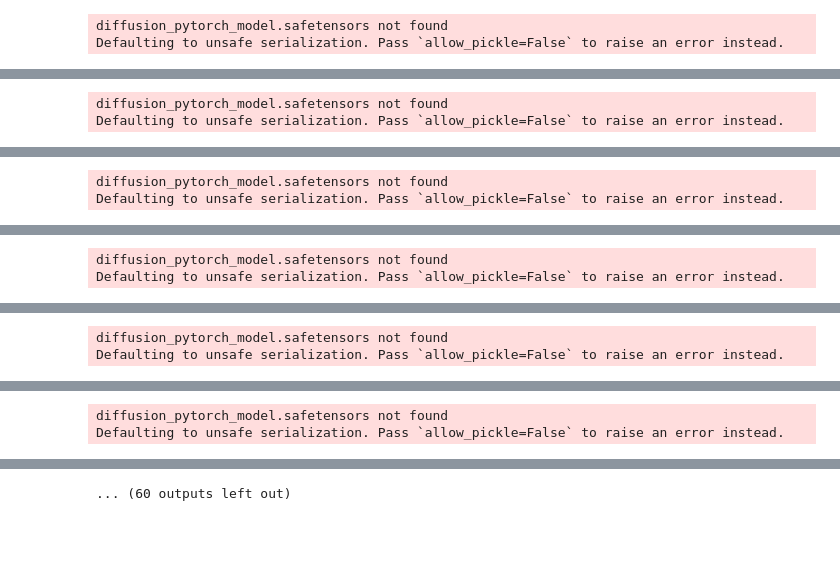
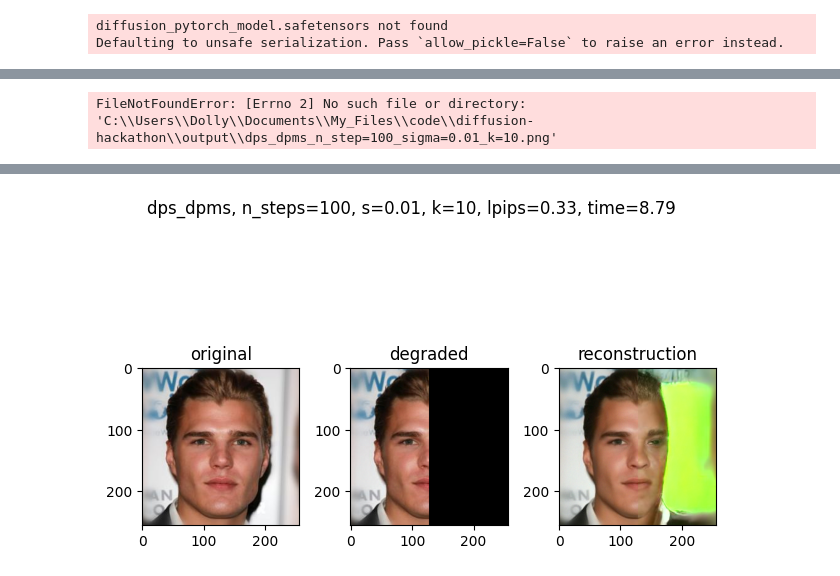
Before and after one commit to rajit906/diffusion-hackathon, a Jupyter notebook: evaluation.ipynb, the cells around one changed output, grey strips where cells are left out. Saved outputs shown, nothing was run; the diff lists cells and outputs as text; code cells hidden in the pictures; blank space fills up the shorter version.

```diff
--- a/evaluation.ipynb
+++ b/evaluation.ipynb
@@ -6,6 +6,10 @@ from utils import load_epsilon_net
 from sampling.dps import dps
 from sampling.dps_dpms import dps_dpms
 from time import time
+from evaluation.perception import LPIPS
+from sampling.dmps import dpms
+from matplotlib import pyplot as plt
+from utils import display_image
 
 device = "cuda:0"
 #n_steps = 100
@@ -13,32 +17,37 @@ torch.set_default_device(device)
 
 
 # load the image
-img_path = "./material/celebahq_img/00010.jpg"
+img_path = "./hackathon_starter_kit/material/celebahq_img/00010.jpg"
 x_origin = load_image(img_path, device)
 
 
 # load the degradation operator
 #path_operator = f"./material/degradation_operators/sr16.pt"
-path_operator = f"./material/degradation_operators/outpainting_half.pt"
+path_operator = f"./hackathon_starter_kit/material/degradation_operators/outpainting_half.pt"
 degradation_operator = torch.load(path_operator, map_location=device)
 
 # apply degradation operator
 y = degradation_operator.H(x_origin[None])
 y = y.squeeze(0)
 
-sigma = [0.01, 0.05, 0.1]
-n_steps = [100, 300, 500, 1000]
+#sigma = [0.01, 0.05, 0.1]
+#n_steps = [100, 300, 500, 1000]
+sigma = [0.01]
+n_steps = [100]
 
 
 method = "dps_dpms"
 
-output_dir= "./output"
+output_dir= "./output/"
 
 
 
 for n in n_steps:
     for s in sigma:
-        K = [int(n/10), int(n/5), int(n/2)]
+        if method == "dps_dpms":
+            K = [int(n/10), int(n/5), int(n/2)]
+        else:
+            K = [0]
         for k in K:
 
             # add noise
@@ -110,2 +119 @@ Loading model from: c:\Users\Dolly\Documents\My_Files\code\hackathon_starter_kit
-diffusion_pytorch_model.safetensors not found
-Defaulting to unsafe serialization. Pass `allow_pickle=False` to raise an error instead.
+FileNotFoundError: [Errno 2] No such file or directory: 'C:\\Users\\Dolly\\Documents\\My_Files\\code\\diffusion-hackathon\\output\\dps_dpms_n_step=100_sigma=0.01_k=10.png'
@@ -115,2 +119,0 @@ Loading model from: c:\Users\Dolly\Documents\My_Files\code\hackathon_starter_kit
-diffusion_pytorch_model.safetensors not found
-Defaulting to unsafe serialization. Pass `allow_pickle=False` to raise an error instead.
@@ -120,2 +119,0 @@ Loading model from: c:\Users\Dolly\Documents\My_Files\code\hackathon_starter_kit
-diffusion_pytorch_model.safetensors not found
-Defaulting to unsafe serialization. Pass `allow_pickle=False` to raise an error instead.
@@ -125,2 +119,0 @@ Loading model from: c:\Users\Dolly\Documents\My_Files\code\hackathon_starter_kit
-diffusion_pytorch_model.safetensors not found
-Defaulting to unsafe serialization. Pass `allow_pickle=False` to raise an error instead.
@@ -130,2 +119,0 @@ Loading model from: c:\Users\Dolly\Documents\My_Files\code\hackathon_starter_kit
-diffusion_pytorch_model.safetensors not found
-Defaulting to unsafe serialization. Pass `allow_pickle=False` to raise an error instead.
@@ -135 +120 @@ Loading model from: c:\Users\Dolly\Documents\My_Files\code\hackathon_starter_kit
-... (60 outputs left out)
+[figure, added]
```
Also changed, not shown: parts of 1 cell of this notebook, 4 other files.
